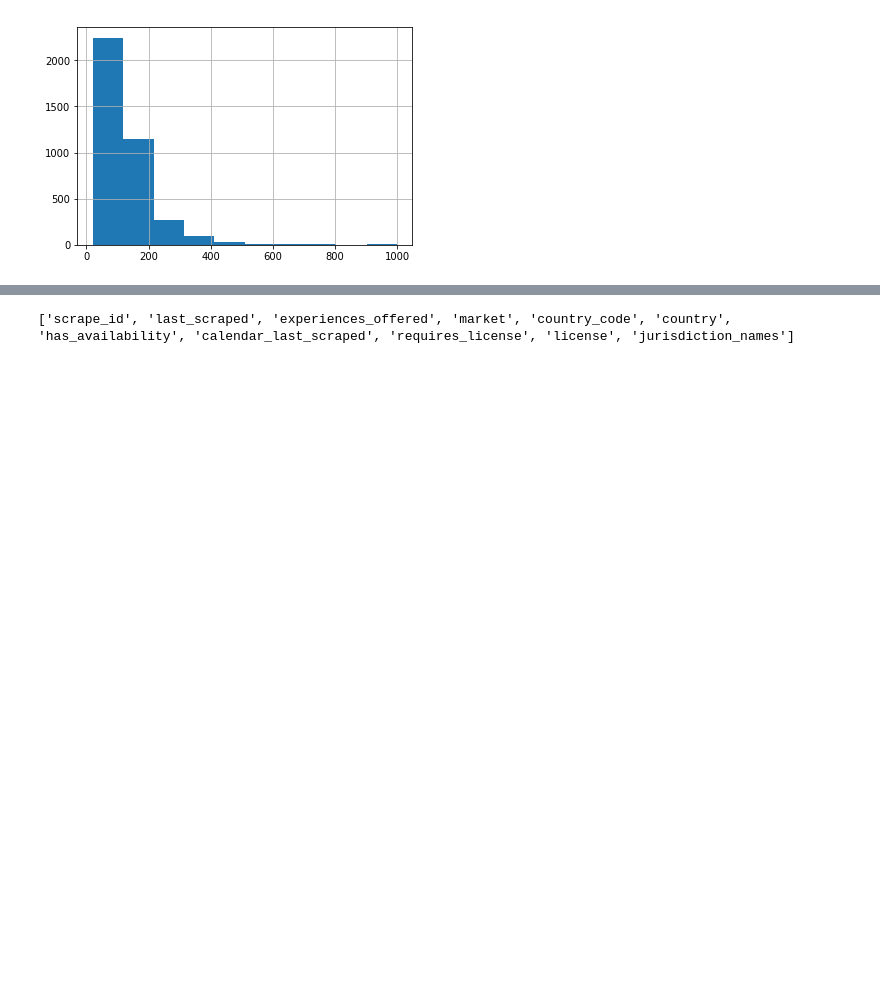
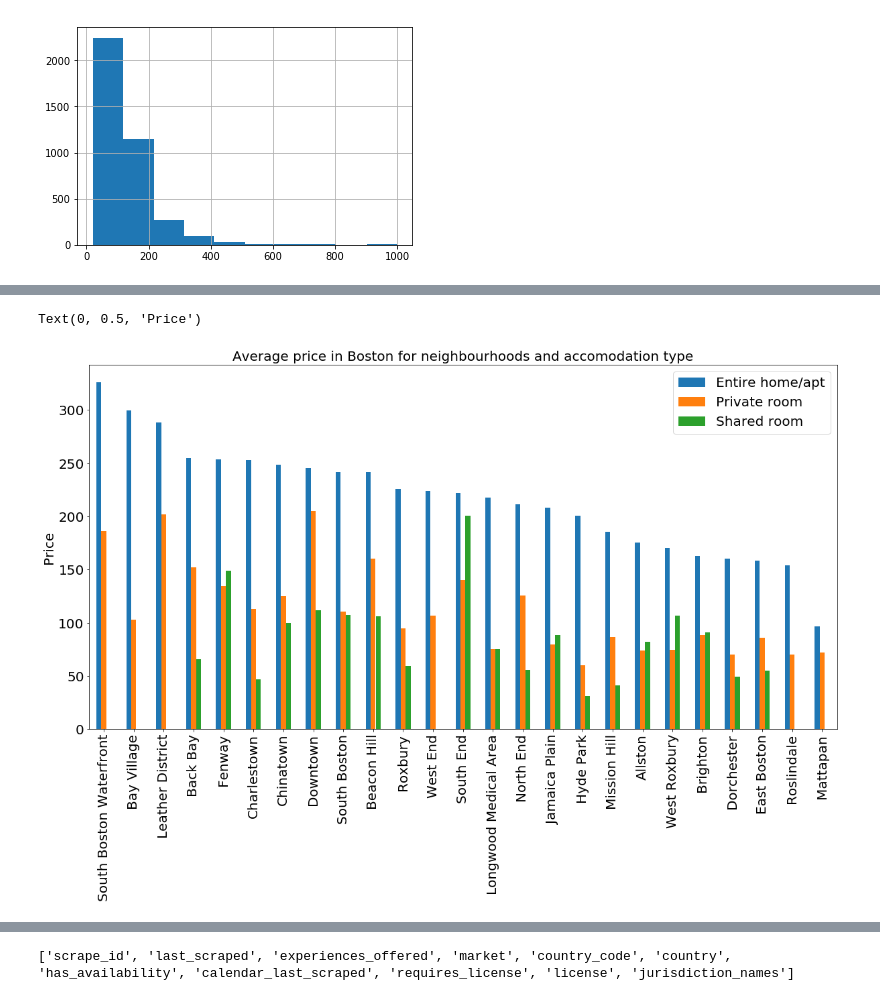
Before and after one commit to Duratorre/AirBnB-Data-Analysis, a Jupyter notebook: Analysis.ipynb, the cells around one changed output, grey strips where cells are left out. Cells and saved outputs as stored; diff of their text form; code cells hidden in the pictures; blank space fills up the shorter version.

```diff
--- a/Analysis.ipynb
+++ b/Analysis.ipynb
@@ -348,0 +330,14 @@ df_lis_bos[df_lis_bos['beds'].isna()]
+# %%
+df_lis_bos_plot = df_lis_bos_compare.pivot_table(values='price', index='neighbourhood_cleansed',
+                                         columns='room_type', aggfunc=np.nanmean)
+
+df_lis_bos_plot.index.name = None
+df_lis_bos_plot.sort_values(by='Entire home/apt', ascending=False).plot.bar(figsize=(20,10), fontsize=20,
+                            title='Average price in Boston for neighbourhoods and accomodation type') ##Magnolia seems to have outliers
+
+plt.title("Average price in Boston for neighbourhoods and accomodation type",fontsize=20)
+plt.legend(fontsize=20)
+plt.ylabel('Price', fontsize=20)
+# %% [output]
+Text(0, 0.5, 'Price')
+[figure, added]
```
Also changed, not shown: parts of 26 cells of this notebook.
